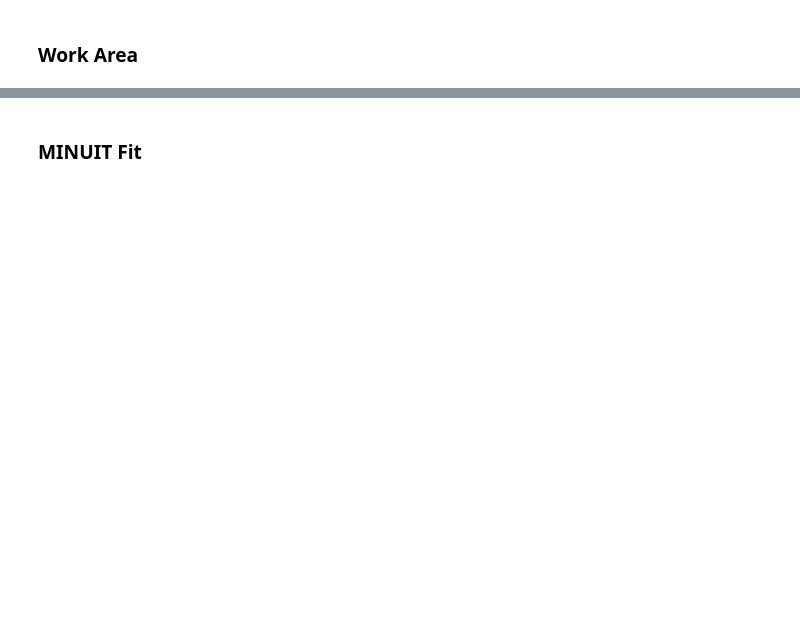
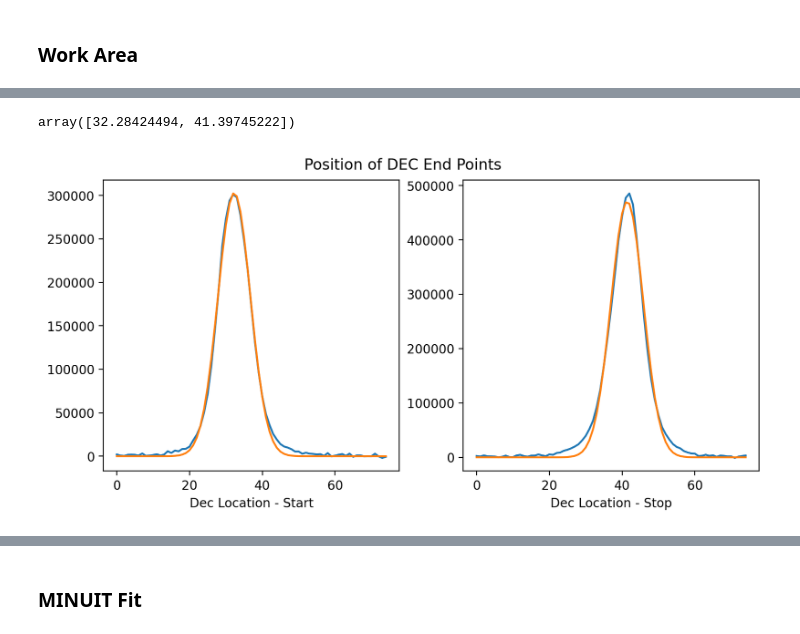
Before and after one commit to cwwalter/geosynchronous-satellites, a Jupyter notebook: LSSTCam-Timing Fit.ipynb, the cells around one changed output, grey strips where cells are left out. Saved outputs shown, nothing was run; the diff lists cells and outputs as text; code cells hidden in the pictures; blank space fills up the shorter version.

```diff
--- a/LSSTCam-Timing Fit.ipynb
+++ b/LSSTCam-Timing Fit.ipynb
@@ -498,7 +602,7 @@ print(np.isnan(cut_out.data).any())
 #ax.coords[0].set_major_formatter('d.dd')
 #ax.coords[1].set_major_formatter('d.dd')
 
-summed_dec_start = cut_out.data[:80].sum(axis=0)
+summed_dec_start = cut_out.data[:90].sum(axis=0)
 summed_dec_stop = cut_out.data[-100:].sum(axis=0)
 
 # Fit Gaussian
@@ -509,33 +613,36 @@ model_stop = modeling.models.Gaussian1D(mean = summed_dec_stop.shape[0]/2, ampli
 x_values = np.arange(summed_dec_start.shape[0])
 fitted_model_start = fitter(model_start, x_values, summed_dec_start)
 mean_dec_start = fitted_model_start.mean
 
 x_values = np.arange(summed_dec_stop.shape[0])
 fitted_model_stop = fitter(model_stop, x_values, summed_dec_stop)
 mean_dec_stop = fitted_model_stop.mean
 
 # Plot Values
 
 fig, axes = plt.subplot_mosaic('AB', constrained_layout=True, figsize=(8,4))
 fig.suptitle(f'Position of DEC End Points')
 
 # axes['A'] = fig.add_subplot(1,1,1, projection=wcs)
 axes['A'].plot(x_values, summed_dec_start)
 axes['A'].plot(x_values, fitted_model_start(x_values))
 
 # axes['B'] = fig.add_subplot(1,2,1, projection=wcs)
 axes['B'].plot(x_values, summed_dec_stop)
 axes['B'].plot(x_values, fitted_model_stop(x_values))
 
 axes['A'].set_xlabel('Dec Location - Start')
 axes['B'].set_xlabel('Dec Location - Stop')
 
 #plt.plot(x_values, summed_dec_start)
 #plt.plot(x_values, fitted_model(x_values))
 #plt.vlines(fitted_model.mean, 0, summed_dec_start.max()*1.10, color='green')
 
 mean_dec = np.array([mean_dec_start.value, mean_dec_stop.value])
 mean_dec
+# %% [output]
+array([32.28424494, 41.39745222])
+[figure, added]
 # %%
 # Find Ra pixel coordinates
 
```
Also changed, not shown: parts of 24 cells of this notebook.
